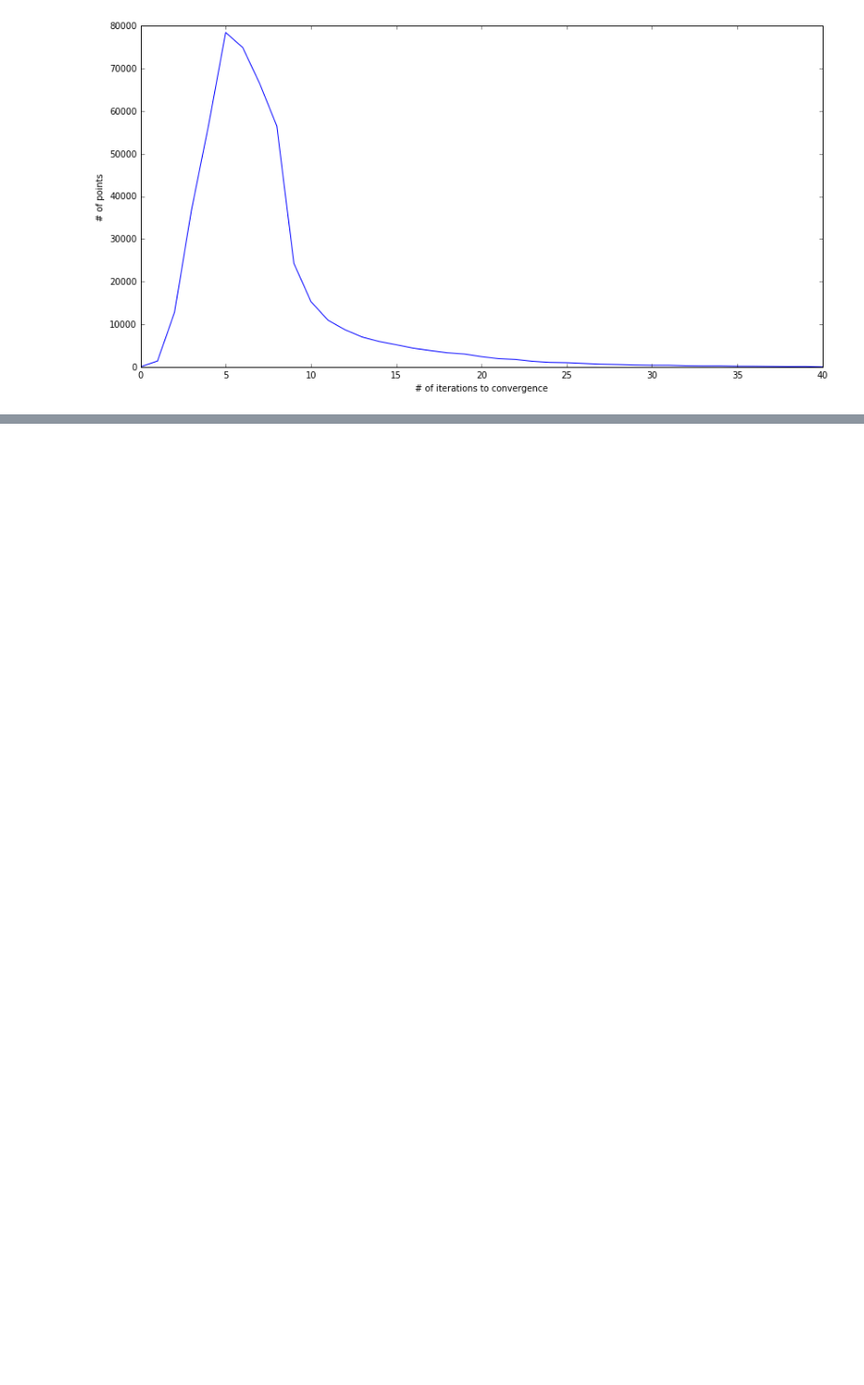
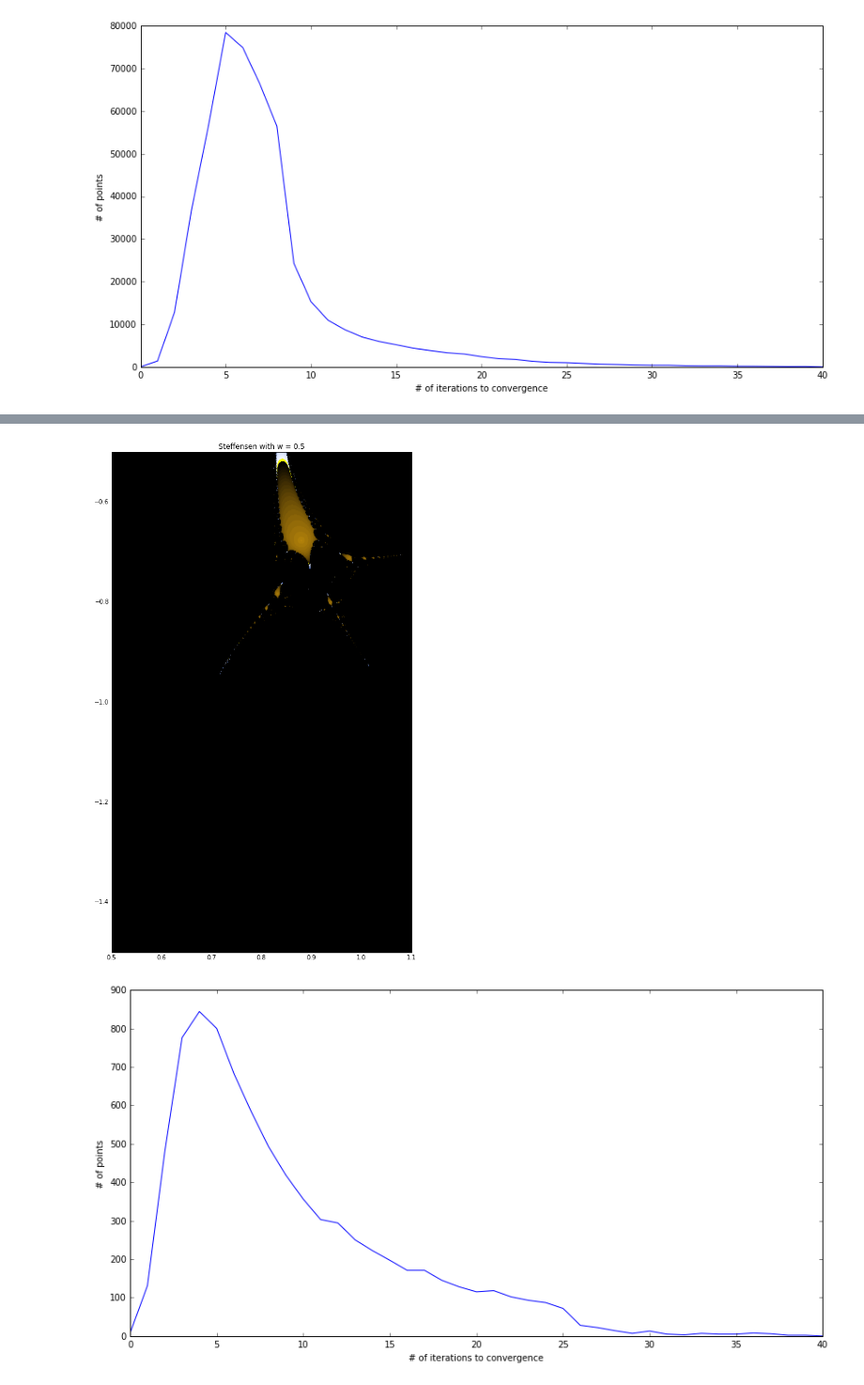
Before and after one commit to m4wright/power, a Jupyter notebook: newton.ipynb, the cells around one changed output, grey strips where cells are left out. Shown at 94% size. Drawn from its saved outputs; the diff is of its cells as text; code cells hidden in the pictures; blank space fills up the shorter version.

```diff
--- a/newton.ipynb
+++ b/newton.ipynb
@@ -184,0 +199,6 @@ plt.show()
+# %%
+for w in [0.5, 1.0, 1.5, 2.0]:
+    steffensen(w)
+# %% [output]
+[figure, added]
+[figure, added]
```
Also changed, not shown: parts of 8 cells of this notebook, 6 other files.
